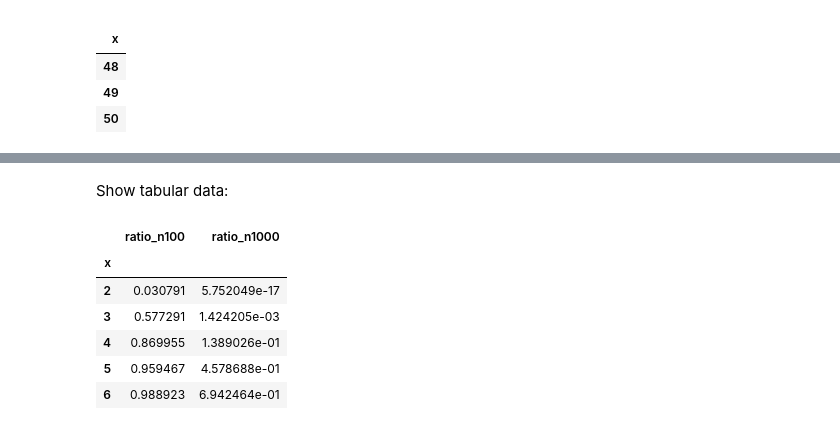
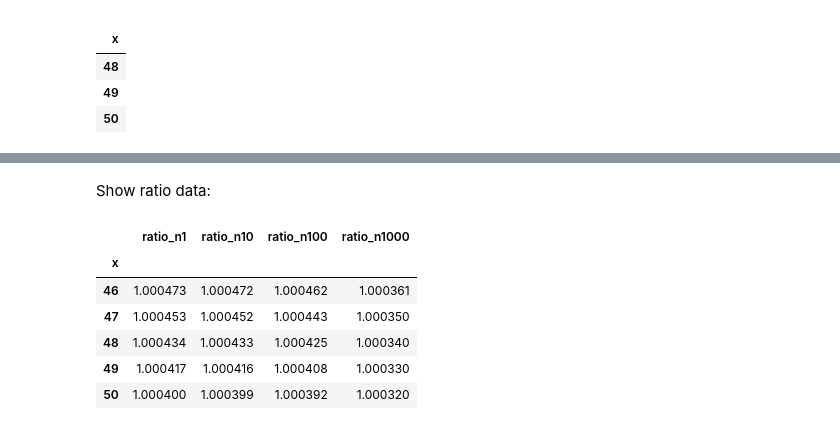
Before and after one commit to FergM/fattails, a Jupyter notebook: notebooks/NB35 - Distribution of the Sample Max.ipynb, the cells around one changed output, grey strips where cells are left out. Drawn from its saved outputs; the diff is of its cells as text; code cells hidden in the pictures.

```diff
--- a/notebooks/NB35 - Distribution of the Sample Max.ipynb
+++ b/notebooks/NB35 - Distribution of the Sample Max.ipynb
@@ -125,13 +128,20 @@ pdf_ratio(x, n, alpha, L)
 # %%
 # Create range of x values
 x = range(1+1,50+1)  # x=1 is undefined so we start with x=2
-df = pd.Series(x, name='x') \
+index_df = pd.Series(x, name='x') \
        .to_frame() \
        .set_index('x')
-df.tail(3)
+index_df.tail(3)
 # %% [output]
 |  |
 | x |
 | 48 |
 | 49 |
 | 50 |
+# %%
+# Pareto Max pdf for different sample sizes
+pareto_max_df = index_df.copy()
+for n in sample_sizes:
+    pareto_max_df[f'pareto_max_n{n}'] = pareto_max_df.index.map( lambda x: pareto_max_pdf(x, n, alpha=2, L=1) )
+
+pareto_max_df.head()
@@ -137,0 +156,7 @@ df.tail(3)
+# %%
+# Frechet pdf for different sample sizes
+frechet_df = index_df.copy()
+for n in sample_sizes:
+    frechet_df[f'frechet_n{n}'] = frechet_df.index.map( lambda x: frechet_pdf(x, n, alpha=2, L=1) )
+
+frechet_df.head()
@@ -138,5 +171,7 @@ df.tail(3)
 # %%
-# Add ratios for different sample sizes
-sample_sizes = [100, 1_000]
+# Ratios for different sample sizes
+ratio_df = index_df.copy()
 for n in sample_sizes:
-    df[f'ratio_n{n}'] = df.index.map( lambda x: pdf_ratio(x, n, alpha=2, L=1) )
+    ratio_df[f'ratio_n{n}'] = ratio_df.index.map( lambda x: pdf_ratio(x, n, alpha=2, L=1) )
+
+ratio_df.head()
@@ -143,13 +186,13 @@ for n in sample_sizes:
 # %% [markdown]
-Show tabular data:
+Show ratio data:
 # %%
-# Each column is for a different sample size
-df.head()
+# ratio_df tail. Each column is for a different sample size
+ratio_df.tail()
 # %% [output]
-|  | ratio_n100 | ratio_n1000 |
-| x |  |  |
-| 2 | 0.030791 | 5.752049e-17 |
-| 3 | 0.577291 | 1.424205e-03 |
-| 4 | 0.869955 | 1.389026e-01 |
-| 5 | 0.959467 | 4.578688e-01 |
-| 6 | 0.988923 | 6.942464e-01 |
+|  | ratio_n1 | ratio_n10 | ratio_n100 | ratio_n1000 |
+| x |  |  |  |  |
+| 46 | 1.000473 | 1.000472 | 1.000462 | 1.000361 |
+| 47 | 1.000453 | 1.000452 | 1.000443 | 1.000350 |
+| 48 | 1.000434 | 1.000433 | 1.000425 | 1.000340 |
+| 49 | 1.000417 | 1.000416 | 1.000408 | 1.000330 |
+| 50 | 1.000400 | 1.000399 | 1.000392 | 1.000320 |
```
Also changed, not shown: parts of 11 cells of this notebook.
